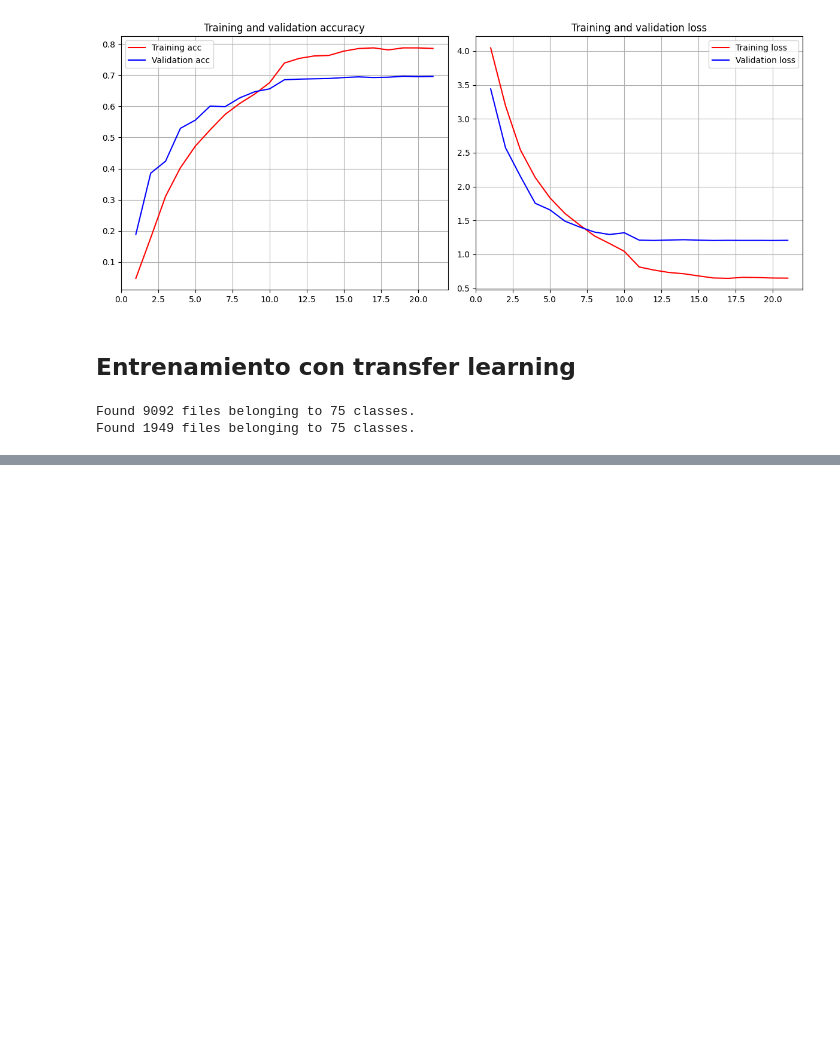
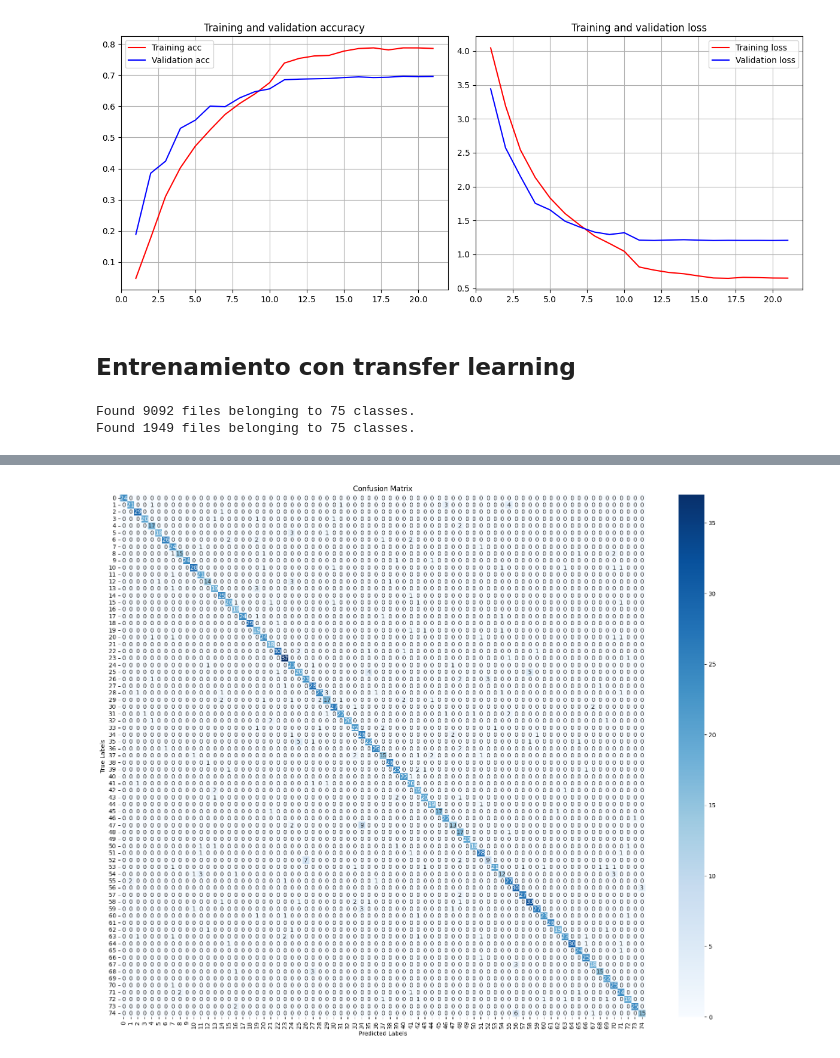
Before and after one commit to SergioManuelJob/NACHI, a Jupyter notebook: Entrenamiento Modelo.ipynb, the cells around one changed output, grey strips where cells are left out. Saved outputs shown, nothing was run; the diff lists cells and outputs as text; code cells hidden in the pictures; blank space fills up the shorter version.

```diff
--- a/Entrenamiento Modelo.ipynb
+++ b/Entrenamiento Modelo.ipynb
@@ -355,0 +373,19 @@ visualize(history)
+# %%
+# Convertir las predicciones a clases
+y_pred_classes = np.argmax(y_pred, axis=1)
+
+# Obtener las etiquetas verdaderas desde el dataset de validación
+y_true = np.concatenate([y for x, y in val_dataset], axis=0)
+y_true_classes = np.argmax(y_true)
+# Calcular la matriz de confusión
+conf_matrix = confusion_matrix(y_true, y_pred_classes)
+
+# Dibujar la matriz de confusión
+plt.figure(figsize=(20, 16))
+sns.heatmap(conf_matrix, annot=True, fmt="d", cmap="Blues")
+plt.xlabel('Predicted Labels')
+plt.ylabel('True Labels')
+plt.title('Confusion Matrix')
+plt.show()
+# %% [output]
+[figure, added]
```
Also changed, not shown: parts of 8 cells of this notebook, 1 other file.
